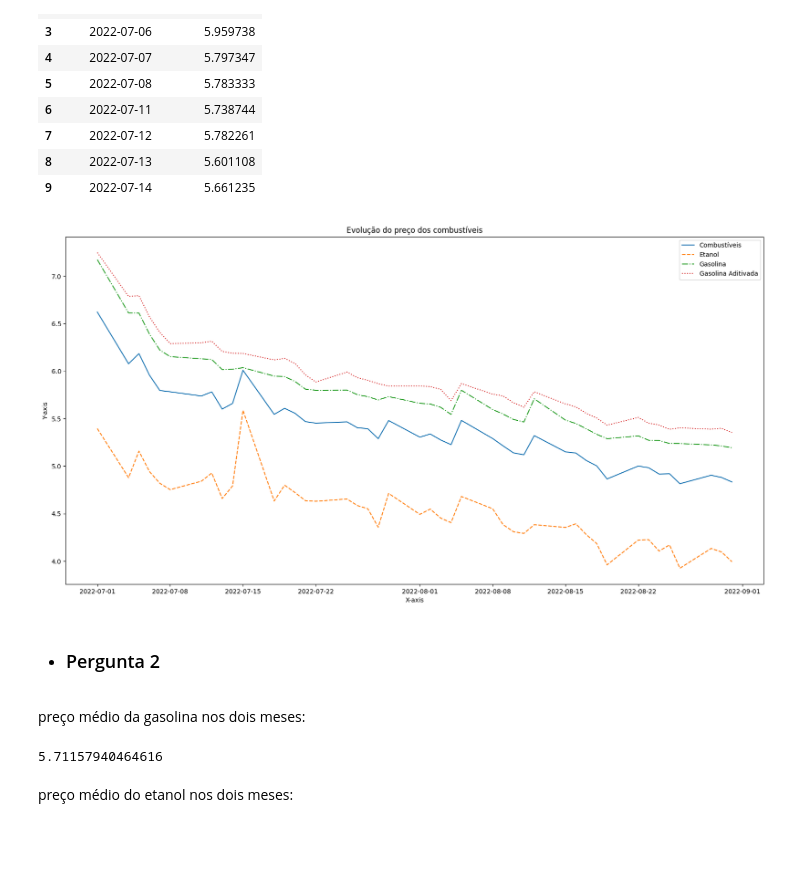
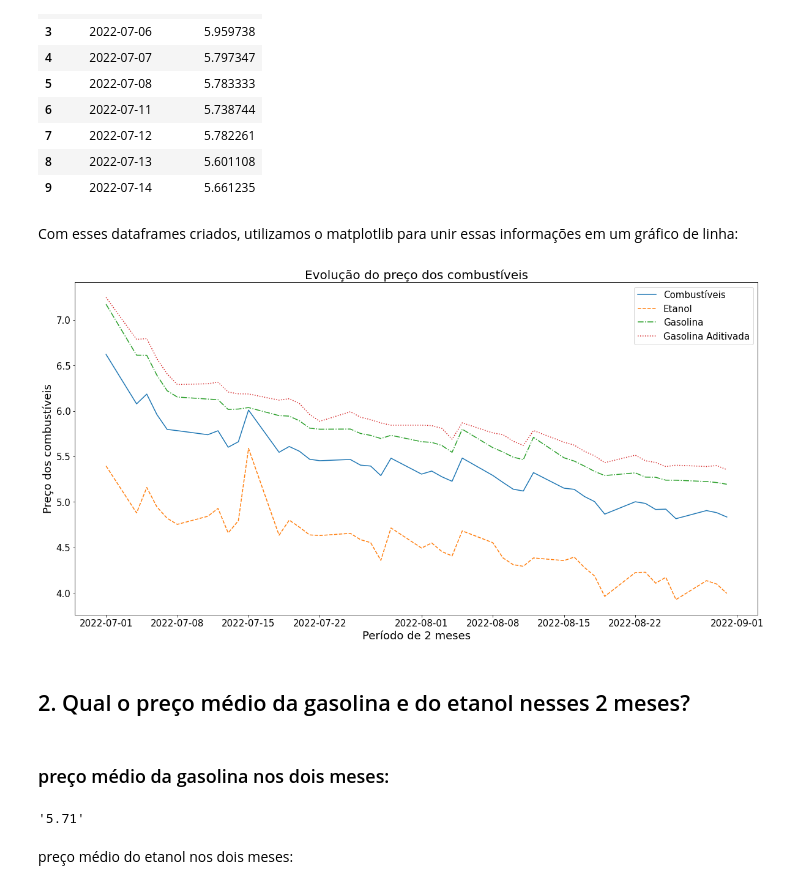
Before and after one commit to lucasCanella/Projeto-modulo-4, a Jupyter notebook: limpeza_adequacao_dados.ipynb, the cells around one changed output. Drawn from its saved outputs; the diff is of its cells as text; code cells hidden in the pictures; blank space fills up the shorter version.

Commit message:
Atualização do MD, adição de mais perguntas.

```diff
--- a/limpeza_adequacao_dados.ipynb
+++ b/limpeza_adequacao_dados.ipynb
@@ -311,27 +321,32 @@ venda_por_data.head(10)
 | 7 | 2022-07-12 | 5.782261 |
 | 8 | 2022-07-13 | 5.601108 |
 | 9 | 2022-07-14 | 5.661235 |
+# %% [markdown]
+Com esses dataframes criados, utilizamos o matplotlib para unir essas informações em um gráfico de linha:
 # %%
 plt.figure(figsize=(20,10))
+plt.rc('xtick', labelsize=15)
+plt.rc('ytick', labelsize=15)
+plt.rc('legend', fontsize=15)
 plt.plot(venda_por_data['data_da_coleta'], venda_por_data['valor_de_venda'], label='Combustíveis')
 plt.plot(venda_por_data_etanol['data_da_coleta'], venda_por_data_etanol['valor_de_venda'], label='Etanol', linestyle="--")
 plt.plot(venda_por_data_gasolina['data_da_coleta'], venda_por_data_gasolina['valor_de_venda'], label='Gasolina', linestyle="-.")
 plt.plot(venda_por_data_gasolina_aditivada['data_da_coleta'], venda_por_data_gasolina_aditivada['valor_de_venda'], label='Gasolina Aditivada', linestyle=":")
-plt.xlabel("X-axis")
-plt.ylabel("Y-axis")
-plt.title("Evolução do preço dos combustíveis")
+plt.xlabel("Período de 2 meses", size=18)
+plt.ylabel("Preço dos combustíveis", size=18)
+plt.title("Evolução do preço dos combustíveis", size=20)
 plt.legend()
 plt.show()
 # %% [output]
-[figure, old version]
+[figure, new version]
-# %% [markdown]
-* ### Pergunta 2
+# %% [markdown]
+## 2. Qual o preço médio da gasolina e do etanol nesses 2 meses?
 # %% [markdown]
-preço médio da gasolina nos dois meses:
+### preço médio da gasolina nos dois meses:
 # %%
-dados_novo_arquivo.loc[dados_novo_arquivo['produto'] == 'GASOLINA']['valor_de_venda'].mean()
+formatar(dados_novo_arquivo.loc[dados_novo_arquivo['produto'] == 'GASOLINA']['valor_de_venda'].mean())
 # %% [output]
-5.71157940464616
+'5.71'
 # %% [markdown]
 preço médio do etanol nos dois meses:
 # %%
```
Also changed, not shown: parts of 35 cells of this notebook.
